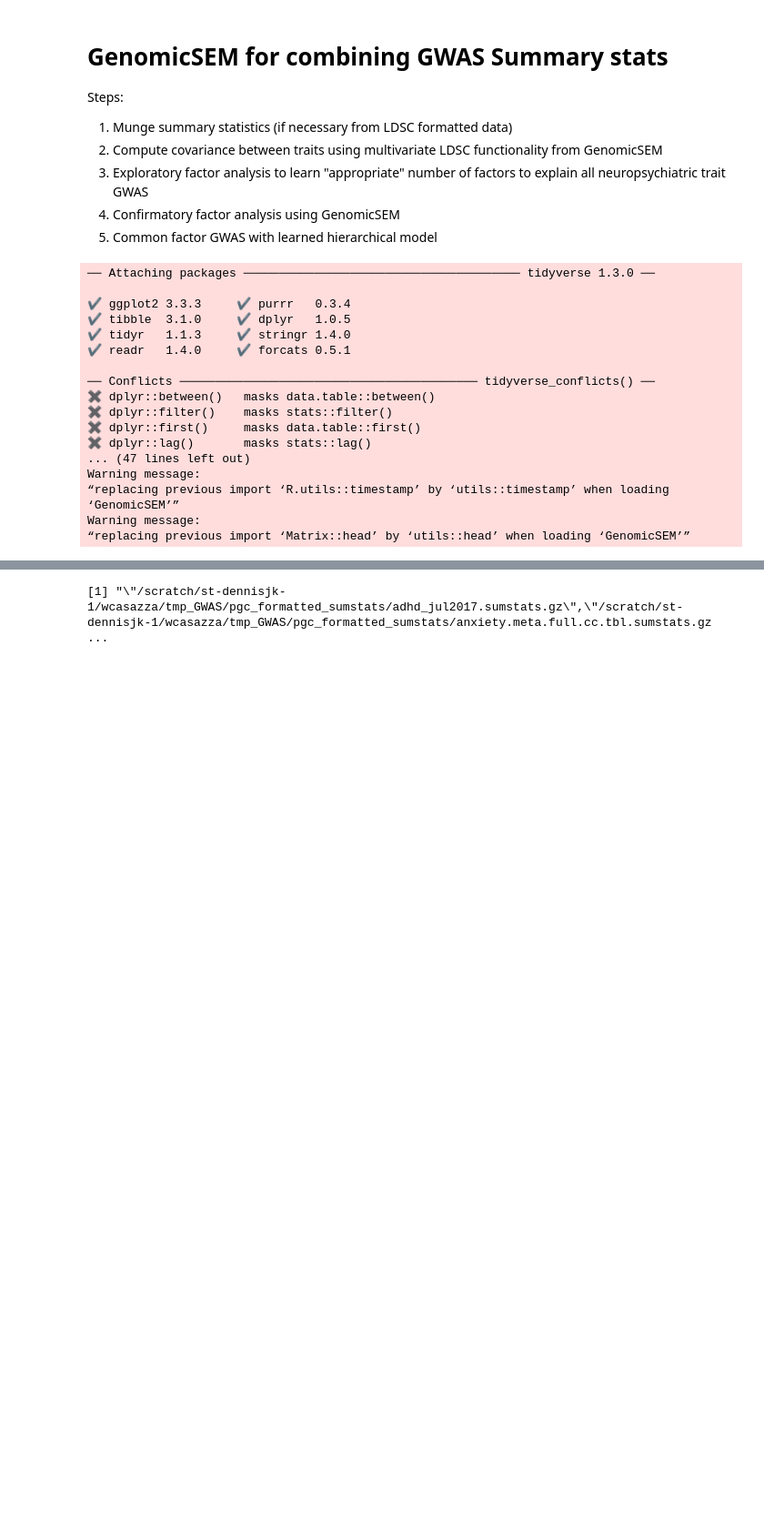
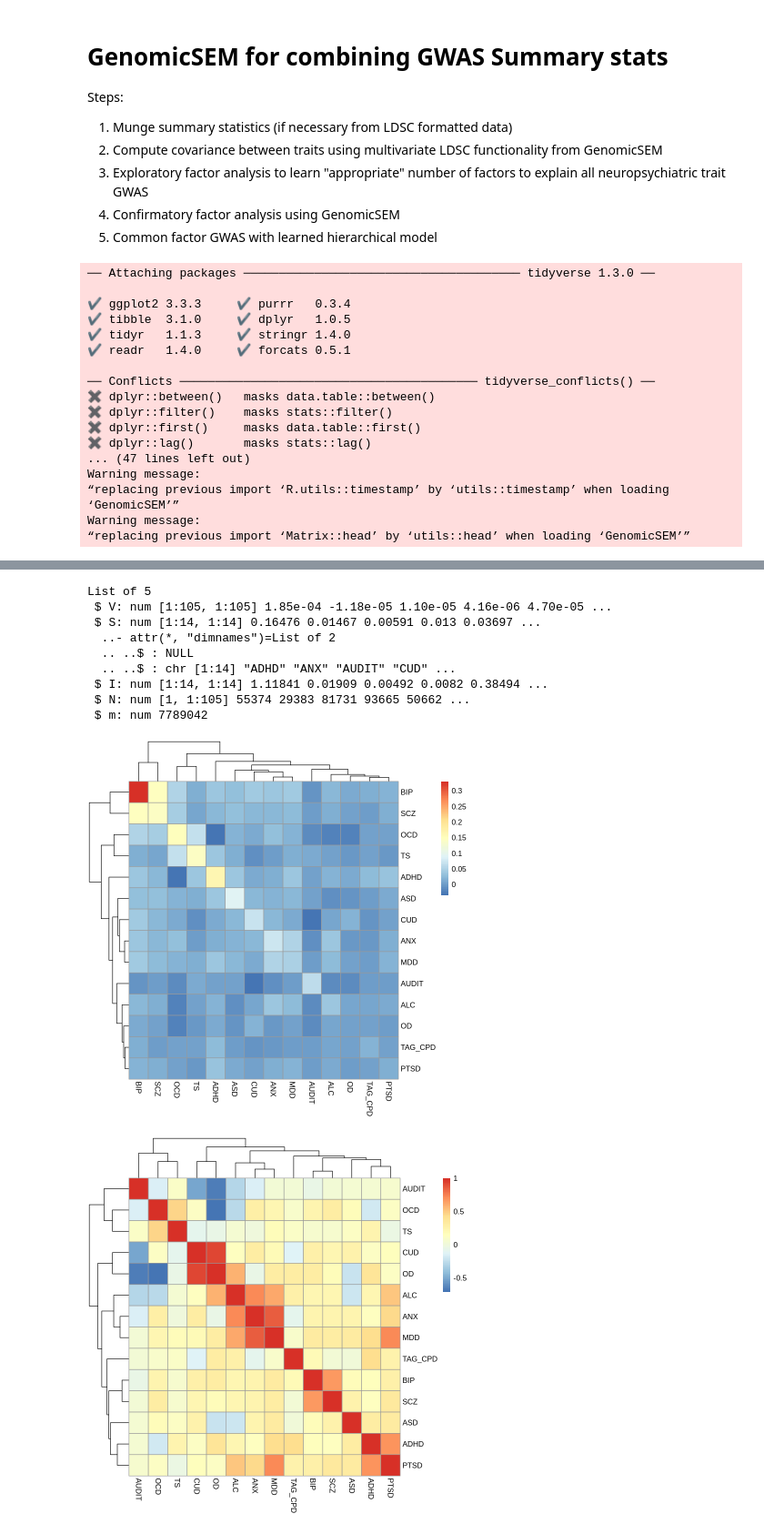
Before and after one commit to wilcas/sex_specific_mQTL, a Jupyter notebook: delahaye_mQTL_analyses/genomic_SEM.ipynb, the cells around one changed output, grey strips where cells are left out. Shown at 91% size. Drawn from its saved outputs; the diff is of its cells as text; code cells hidden in the pictures; blank space fills up the shorter version.

Commit message:
common factor GWAS sstart

```diff
--- a/delahaye_mQTL_analyses/genomic_SEM.ipynb
+++ b/delahaye_mQTL_analyses/genomic_SEM.ipynb
@@ -31,2 +34,21 @@ Warning message:
+# %%
+sumstat_files <-c("/scratch/st-dennisjk-1/wcasazza/tmp_GWAS/pgc_sumstats/adhd_jul2017.gz",
+            "/scratch/st-dennisjk-1/wcasazza/tmp_GWAS/pgc_sumstats/anxiety.meta.full.cc.tbl.gz",
+            "/scratch/st-dennisjk-1/wcasazza/tmp_GWAS/pgc_sumstats/AUDIT_UKB_2018_AJP_fixed.txt.gz",
+            "/scratch/st-dennisjk-1/wcasazza/tmp_GWAS/pgc_sumstats/Cannabis_ICC_23andmetop_UKB_het_fixed.txt.gz",
+            "/scratch/st-dennisjk-1/wcasazza/tmp_GWAS/pgc_sumstats/iPSYCH-PGC_ASD_Nov2017.gz",
+            "/scratch/st-dennisjk-1/wcasazza/tmp_GWAS/pgc_sumstats/ocd_aug2017.gz",
+            "/scratch/st-dennisjk-1/wcasazza/tmp_GWAS/pgc_sumstats/pgc_alcdep.trans_fe_unrel_geno.aug2018_release.txt.gz",
+            "/scratch/st-dennisjk-1/wcasazza/tmp_GWAS/pgc_sumstats/pgc_bip_2018.gz",
+            "/scratch/st-dennisjk-1/wcasazza/tmp_GWAS/pgc_sumstats/PGC_UKB_depression_genome-wide_fixed.txt.gz",
+            "/scratch/st-dennisjk-1/wcasazza/tmp_GWAS/pgc_sumstats/PGC3_SCZ_wave3_public.v2.tsv.gz",
+            "/scratch/st-dennisjk-1/wcasazza/tmp_GWAS/pgc_sumstats/tag.cpd.tbl.gz",
+            "/scratch/st-dennisjk-1/wcasazza/tmp_GWAS/pgc_sumstats/TS_Oct2018.gz",
+            "/scratch/st-dennisjk-1/wcasazza/tmp_GWAS/pgc_sumstats/pts_all_freeze2_overall.results.gz",
+            "/scratch/st-dennisjk-1/wcasazza/tmp_GWAS/pgc_sumstats/opioid-exposed_vs._opioid-unexposed_controls_in_the_trans-ancestry_meta-analysis_fixed.gz"
+)
+sample_sizes <-c(55374,17310,141932,184765,46351,9725,34556,198882,500199,161405,74053,14307,64357,8592)
+trait_names <- c("ADHD", "ANX", "AUDIT","CUD","ASD","OCD","ALC","BIP","MDD","SCZ","TAG_CPD","TS","PTSD","OD")
+# munge(sumstat_files,hm3 = "/scratch/st-dennisjk-1/wcasazza/w_hm3.snplist",N=sample_sizes,trait.names = trait_names)
 # %% [markdown]
 ## Compute covariances using multivariate LDSC
@@ -34,22 +56,38 @@ Combined vs sex-biased.
-# %%
-traits <- c("/scratch/st-dennisjk-1/wcasazza/tmp_GWAS/pgc_formatted_sumstats/adhd_jul2017.sumstats.gz",
-            "/scratch/st-dennisjk-1/wcasazza/tmp_GWAS/pgc_formatted_sumstats/anxiety.meta.full.cc.tbl.sumstats.gz",
-            "/scratch/st-dennisjk-1/wcasazza/tmp_GWAS/pgc_formatted_sumstats/AUDIT_UKB_2018_AJP.txt.sumstats.gz",
-            "/scratch/st-dennisjk-1/wcasazza/tmp_GWAS/pgc_formatted_sumstats/Cannabis_ICC_23andmetop_UKB_het.txt.sumstats.gz",
-            "/scratch/st-dennisjk-1/wcasazza/tmp_GWAS/pgc_formatted_sumstats/iPSYCH-PGC_ASD_Nov2017.sumstats.gz",
-            "/scratch/st-dennisjk-1/wcasazza/tmp_GWAS/pgc_formatted_sumstats/ocd_aug2017.sumstats.gz",
-            "/scratch/st-dennisjk-1/wcasazza/tmp_GWAS/pgc_formatted_sumstats/pgc_alcdep.trans_fe_unrel_geno.aug2018_release.txt.sumstats.gz",
-            "/scratch/st-dennisjk-1/wcasazza/tmp_GWAS/pgc_formatted_sumstats/pgc_bip_2018.sumstats.gz",
-            "/scratch/st-dennisjk-1/wcasazza/tmp_GWAS/pgc_formatted_sumstats/PGC_UKB_depression_genome-wide.txt.sumstats.gz",
-            "/scratch/st-dennisjk-1/wcasazza/tmp_GWAS/pgc_formatted_sumstats/PGC3_SCZ_wave3_public.v2.tsv.sumstats.gz",
-            "/scratch/st-dennisjk-1/wcasazza/tmp_GWAS/pgc_formatted_sumstats/tag.cpd.tbl.sumstats.gz",
-            "/scratch/st-dennisjk-1/wcasazza/tmp_GWAS/pgc_formatted_sumstats/TS_Oct2018.sumstats.gz")
-#dir("/scratch/st-dennisjk-1/wcasazza/tmp_GWAS/pgc_formatted_sumstats",pattern = "(ASD_Nov|depression|tag|adhd_jul|AUDIT|bip|SCZ|TS|ocd|anxiety.meta.full.cc|Cannabis_ICC|pgc_alcdep.trans).*.gz",full.names = TRUE)# filter these
-# paste0('"',traits,'"', collapse=",")
-sample_prev <- c(0.36, 0.33, #Sample prevalence
-# population_prev <- #Population prevalence
-# ld <- #non-partitioned ldscores dir
-# wld <- #unweighted ld scores dir, in tutorial is the same as above
-trait_names <- c("ADHD", "ANX", "AUDIT","CUD","ASD","OCD","ALC","BIP","MDD","SCZ","TAG_CPD","TS")
-# %% [output]
-[1] "\"/scratch/st-dennisjk-1/wcasazza/tmp_GWAS/pgc_formatted_sumstats/adhd_jul2017.sumstats.gz\",\"/scratch/st-dennisjk-1/wcasazza/tmp_GWAS/pgc_formatted_sumstats/anxiety.meta.full.cc.tbl.sumstats.gz ...
+# %%
+traits <- paste0(trait_names,".sumstats.gz")
+# dir("/scratch/st-dennisjk-1/wcasazza/tmp_GWAS/pgc_formatted_sumstats",pattern = "(ASD_Nov|depression|tag|adhd_jul|AUDIT|bip|SCZ|TS|ocd|anxiety.meta.full.cc|Cannabis_ICC|pgc_alcdep.trans).*.gz",full.names = TRUE)# filter these
+# paste0('"',traits,'"', collapse=",")
+sample_prev <- c(0.36, 0.33, NA,0.30,0.40,0.28,0.33,0.15,0.34,0.42,NA,0.34,0.15,0.52)#Sample prevalence
+population_prev <-c(0.094,0.19,NA,0.16,0.019,0.012,0.053,0.028,0.071,0.0075,NA,0.0089,0.068,0.011) #Population prevalence
+ld <- "/scratch/st-dennisjk-1/wcasazza/1000G_phase3_ldsc/weights_1kg_common/"#non-partitioned ldscores dir
+wld <- "/scratch/st-dennisjk-1/wcasazza/1000G_phase3_ldsc/weights_1kg_common/"#unweighted ld scores dir, in tutorial is the same as above
+LDSCoutput <- ldsc(traits=traits, sample.prev=sample_prev, population.prev=population_prev, ld=ld, wld=wld, trait.names=trait_names)
+# %%
+library(pheatmap)
+if(!file.exists("../data/LDSC_covariances.RDS")){
+    saveRDS(LDSCoutput,"../data/LDSC_covariances.RDS")
+}else{
+    LDSCoutput <- readRDS("../data/LDSC_covariances.RDS")
+}
+str(LDSCoutput)
+
+cov_to_plot <- LDSCoutput$S
+rownames(cov_to_plot) <- colnames(LDSCoutput$S)
+
+genetic_corr <- fread("genetic_correlation_genomicSEM.txt")
+cor_to_plot <- as.matrix(dcast(genetic_corr,Var1~Var2)[,-c(1)])
+rownames(cor_to_plot) <- colnames(cor_to_plot)
+pheatmap(cov_to_plot)
+pheatmap(cor_to_plot)
+# %% [output]
+List of 5
+ $ V: num [1:105, 1:105] 1.85e-04 -1.18e-05 1.10e-05 4.16e-06 4.70e-05 ...
+ $ S: num [1:14, 1:14] 0.16476 0.01467 0.00591 0.013 0.03697 ...
+  ..- attr(*, "dimnames")=List of 2
+  .. ..$ : NULL
+  .. ..$ : chr [1:14] "ADHD" "ANX" "AUDIT" "CUD" ...
+ $ I: num [1:14, 1:14] 1.11841 0.01909 0.00492 0.0082 0.38494 ...
+ $ N: num [1, 1:105] 55374 29383 81731 93665 50662 ...
+ $ m: num 7789042
+[figure, added]
+[figure, added]
```
Also changed, not shown: parts of 8 cells of this notebook, 5 other files.
